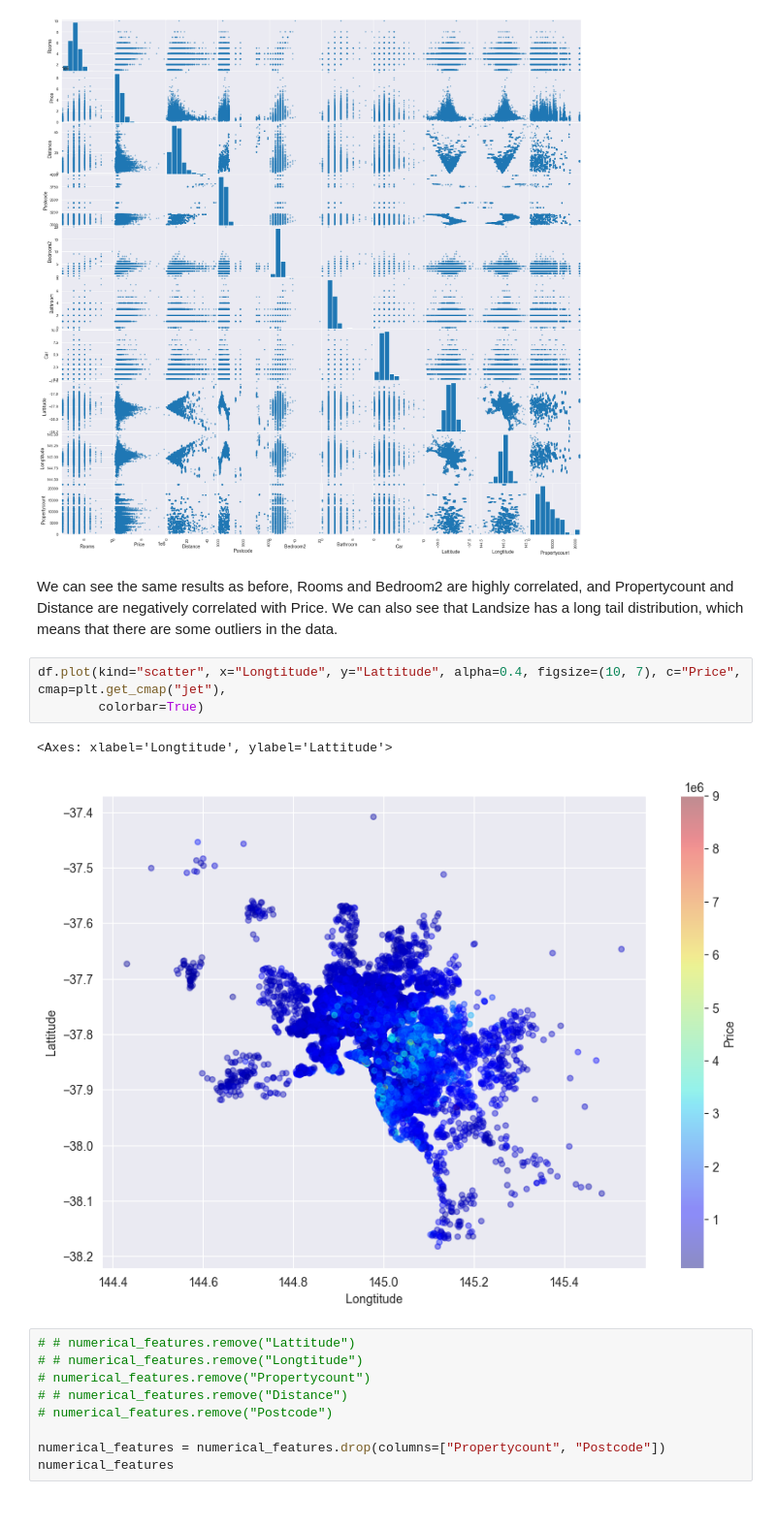
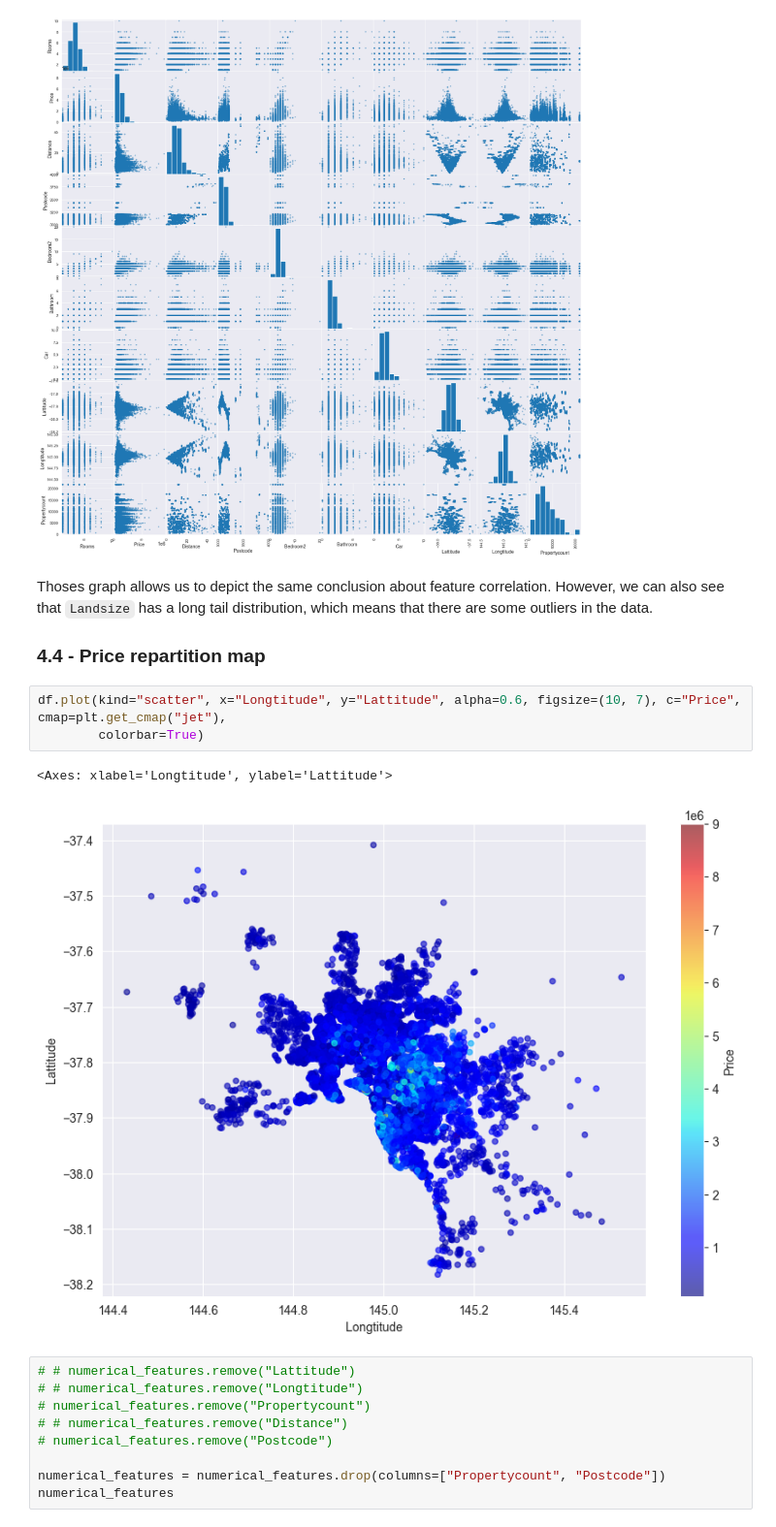
Before and after one commit to PLOTFINDER/aaa, a Jupyter notebook: main.ipynb, the cells around one changed output. Shown at 97% size. Drawn from its saved outputs; the diff is of its cells as text.

```diff
--- a/main.ipynb
+++ b/main.ipynb
@@ -363,13 +383,15 @@ array([[<Axes: xlabel='Rooms', ylabel='Rooms'>,
       dtype=object)
 [figure]
 # %% [markdown]
-We can see the same results as before, Rooms and Bedroom2 are highly correlated, and Propertycount and Distance are negatively correlated with Price. We can also see that Landsize has a long tail distribution, which means that there are some outliers in the data.
+Thoses graph allows us to depict the same conclusion about feature correlation. However, we can also see that `Landsize` has a long tail distribution, which means that there are some outliers in the data.
+
+### 4.4 - Price repartition map
 # %%
-df.plot(kind="scatter", x="Longtitude", y="Lattitude", alpha=0.4, figsize=(10, 7), c="Price", cmap=plt.get_cmap("jet"),
+df.plot(kind="scatter", x="Longtitude", y="Lattitude", alpha=0.6, figsize=(10, 7), c="Price", cmap=plt.get_cmap("jet"),
         colorbar=True)
 # %% [output]
 <Axes: xlabel='Longtitude', ylabel='Lattitude'>
-[figure, old version]
+[figure, new version]
 # %%
 # # numerical_features.remove("Lattitude")
 # # numerical_features.remove("Longtitude")
```
Also changed, not shown: parts of 37 cells of this notebook.
